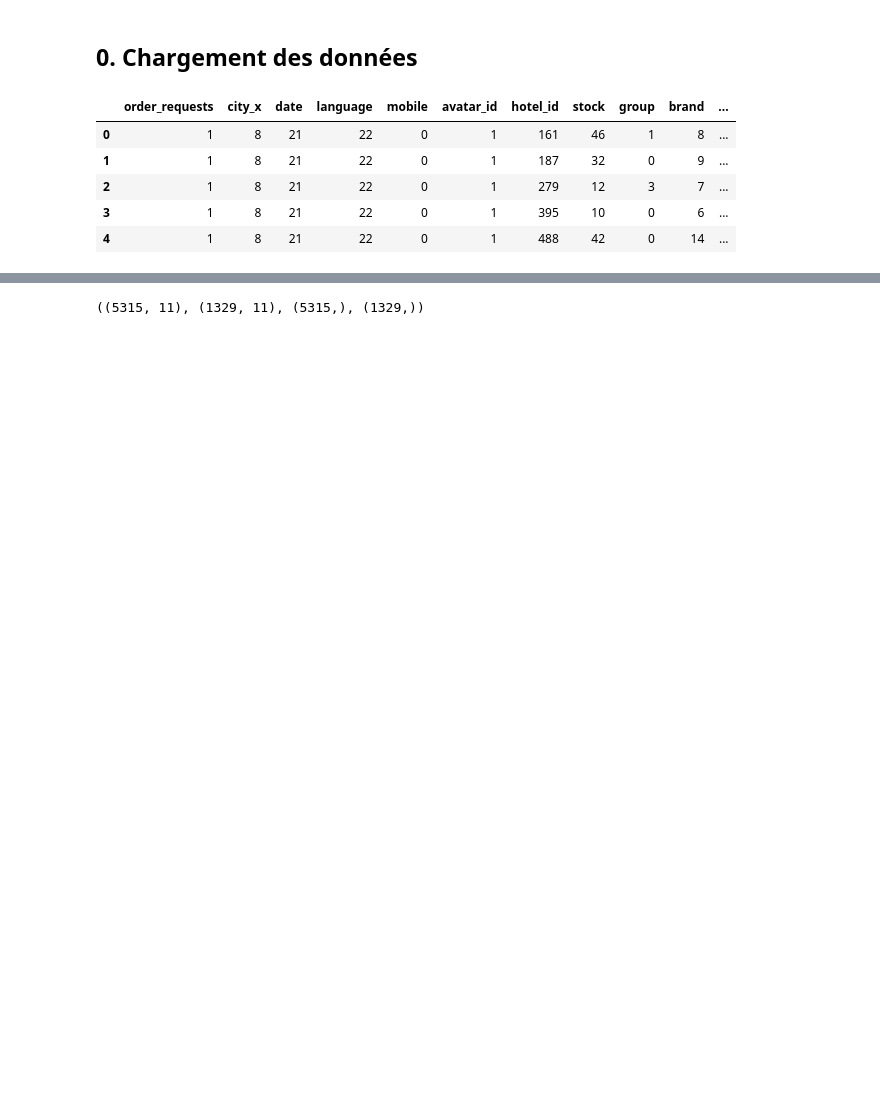
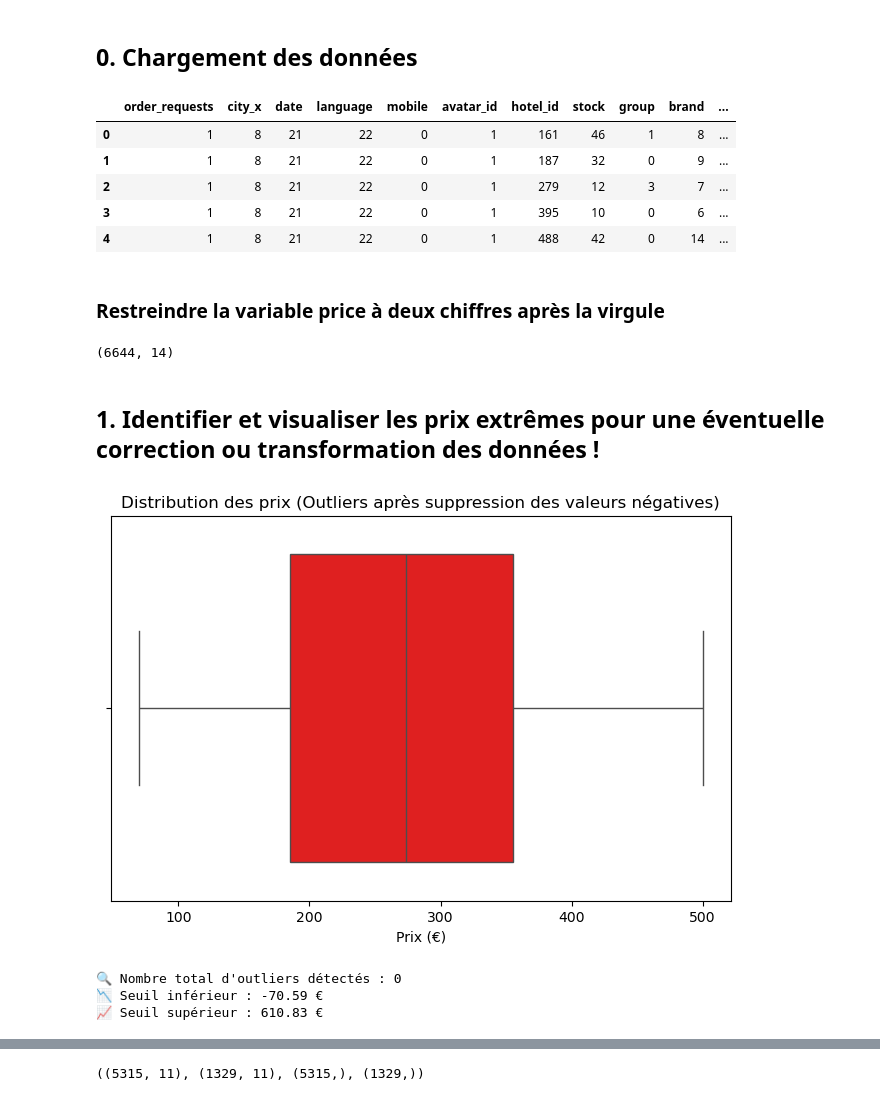
Before and after one commit to Ousmane-BA100/hotel_price_prediction, a Jupyter notebook: Modelisation/model.ipynb, the cells around one changed output, grey strips where cells are left out. Saved outputs shown, nothing was run; the diff lists cells and outputs as text; code cells hidden in the pictures; blank space fills up the shorter version.

Commit message:
🔄 Mise à jour du modèle après réentraînement

```diff
--- a/Modelisation/model.ipynb
+++ b/Modelisation/model.ipynb
@@ -4,7 +4,7 @@
 import pandas as pd
 
 # Charger les données
-synthetic_pricing_data_path = "data/synthetic_pricing_data_calibrated.csv"
+synthetic_pricing_data_path = "synthetic_pricing_data_calibrated.csv"
 df_synthetic_pricing_data = pd.read_csv(synthetic_pricing_data_path)
 
 # Afficher les premières lignes des données
@@ -16,3 +16,45 @@ df_synthetic_pricing_data.head()
 | 2 | 1 | 8 | 21 | 22 | 0 | 1 | 279 | 12 | 3 | 7 | ... |
 | 3 | 1 | 8 | 21 | 22 | 0 | 1 | 395 | 10 | 0 | 6 | ... |
 | 4 | 1 | 8 | 21 | 22 | 0 | 1 | 488 | 42 | 0 | 14 | ... |
+# %% [markdown]
+### Restreindre la variable price à deux chiffres après la virgule
+# %%
+df_synthetic_pricing_data["price"] = df_synthetic_pricing_data["price"].round(2)
+# %%
+df_synthetic_pricing_data.shape
+# %% [output]
+(6644, 14)
+# %% [markdown]
+## 1. Identifier et visualiser les prix extrêmes pour une éventuelle correction ou transformation des données !
+# %%
+import seaborn as sns
+import matplotlib.pyplot as plt
+
+
+# Vérification des outliers avec un boxplot
+plt.figure(figsize=(8, 5))
+sns.boxplot(x=df_synthetic_pricing_data["price"], color="red")
+plt.title("Distribution des prix (Outliers après suppression des valeurs négatives)")
+plt.xlabel("Prix (€)")
+plt.show()
+
+# Détection des outliers avec la méthode IQR
+Q1 = df_synthetic_pricing_data["price"].quantile(0.25)
+Q3 = df_synthetic_pricing_data["price"].quantile(0.75)
+IQR = Q3 - Q1
+
+lower_bound = Q1 - 1.5 * IQR
+upper_bound = Q3 + 1.5 * IQR
+
+outliers = df_synthetic_pricing_data[(df_synthetic_pricing_data["price"] < lower_bound) |
+                                     (df_synthetic_pricing_data["price"] > upper_bound)]
+
+# Affichage des résultats
+print(f"🔍 Nombre total d'outliers détectés : {outliers.shape[0]}")
+print(f"📉 Seuil inférieur : {lower_bound:.2f} €")
+print(f"📈 Seuil supérieur : {upper_bound:.2f} €")
+# %% [output]
+[figure, added]
+🔍 Nombre total d'outliers détectés : 0
+📉 Seuil inférieur : -70.59 €
+📈 Seuil supérieur : 610.83 €
```
Also changed, not shown: parts of 8 cells of this notebook, 3 other files.
